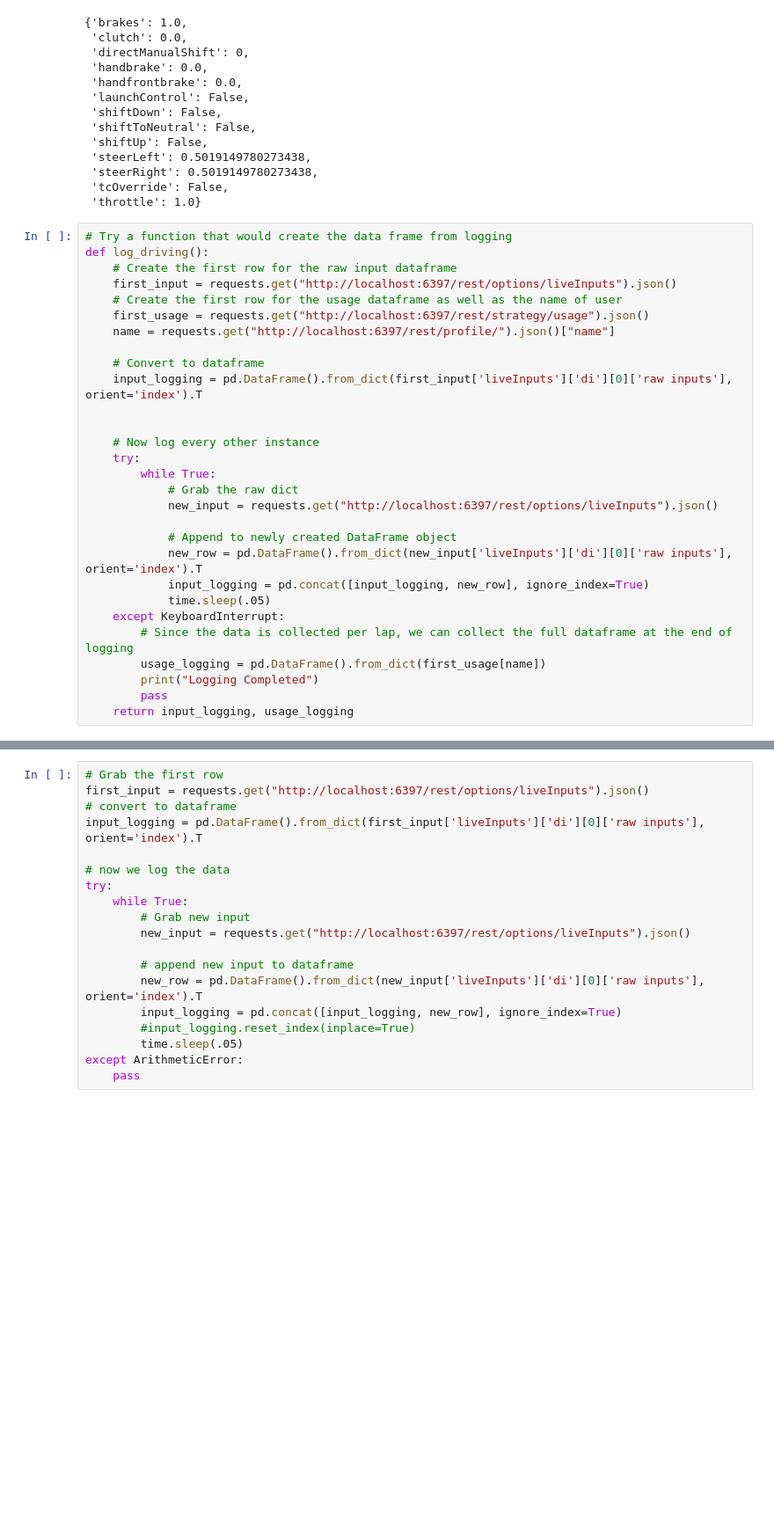
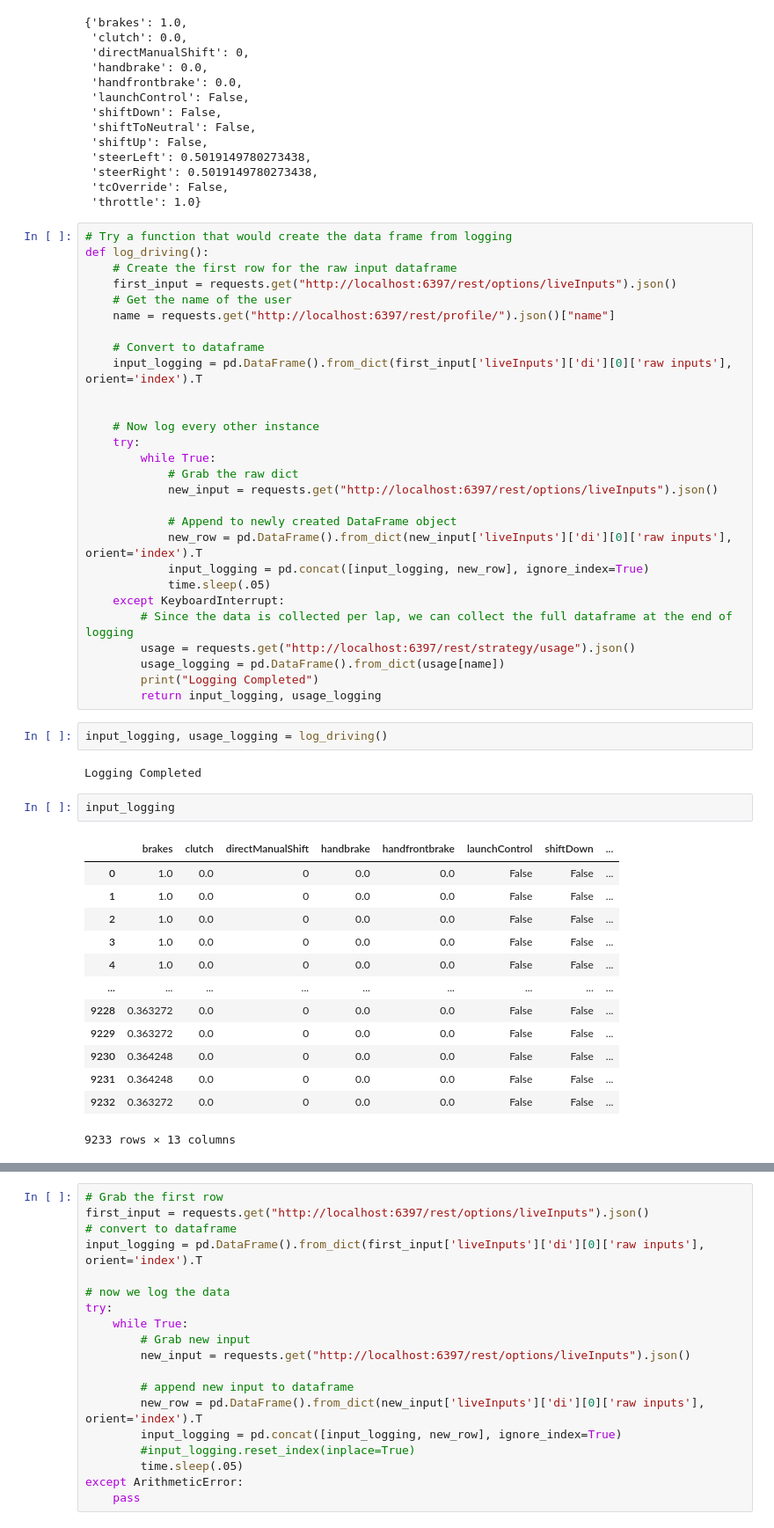
Before and after one commit to OhOmah/LeMansUltimateFuelCalculator, a Jupyter notebook: LMU_Pitstop_calculator.ipynb, the cells around one changed output, grey strips where cells are left out. Shown at 88% size. Saved outputs shown, nothing was run; the diff lists cells and outputs as text; blank space fills up the shorter version.

Commit message:
fixed bug where usage only saved first row

```diff
--- a/LMU_Pitstop_calculator.ipynb
+++ b/LMU_Pitstop_calculator.ipynb
@@ -323,8 +323,7 @@ test['liveInputs']['di'][0]['raw inputs']
 def log_driving():
     # Create the first row for the raw input dataframe
     first_input = requests.get("http://localhost:6397/rest/options/liveInputs").json()
-    # Create the first row for the usage dataframe as well as the name of user
-    first_usage = requests.get("http://localhost:6397/rest/strategy/usage").json()
+    # Get the name of the user
     name = requests.get("http://localhost:6397/rest/profile/").json()["name"]
 
     # Convert to dataframe
@@ -343,7 +342,27 @@ def log_driving():
             time.sleep(.05)
     except KeyboardInterrupt:
         # Since the data is collected per lap, we can collect the full dataframe at the end of logging
-        usage_logging = pd.DataFrame().from_dict(first_usage[name])
+        usage = requests.get("http://localhost:6397/rest/strategy/usage").json()
+        usage_logging = pd.DataFrame().from_dict(usage[name])
         print("Logging Completed")
-        pass
-    return input_logging, usage_logging
+        return input_logging, usage_logging
+# %%
+input_logging, usage_logging = log_driving()
+# %% [output]
+Logging Completed
+# %%
+input_logging
+# %% [output]
+|  | brakes | clutch | directManualShift | handbrake | handfrontbrake | launchControl | shiftDown | ... |
+| 0 | 1.0 | 0.0 | 0 | 0.0 | 0.0 | False | False | ... |
+| 1 | 1.0 | 0.0 | 0 | 0.0 | 0.0 | False | False | ... |
+| 2 | 1.0 | 0.0 | 0 | 0.0 | 0.0 | False | False | ... |
+| 3 | 1.0 | 0.0 | 0 | 0.0 | 0.0 | False | False | ... |
+| 4 | 1.0 | 0.0 | 0 | 0.0 | 0.0 | False | False | ... |
+| ... | ... | ... | ... | ... | ... | ... | ... | ... |
+| 9228 | 0.363272 | 0.0 | 0 | 0.0 | 0.0 | False | False | ... |
+| 9229 | 0.363272 | 0.0 | 0 | 0.0 | 0.0 | False | False | ... |
+| 9230 | 0.364248 | 0.0 | 0 | 0.0 | 0.0 | False | False | ... |
+| 9231 | 0.364248 | 0.0 | 0 | 0.0 | 0.0 | False | False | ... |
+| 9232 | 0.363272 | 0.0 | 0 | 0.0 | 0.0 | False | False | ... |
+9233 rows × 13 columns
```
Also changed, not shown: parts of 2 cells of this notebook, 1 other file.
